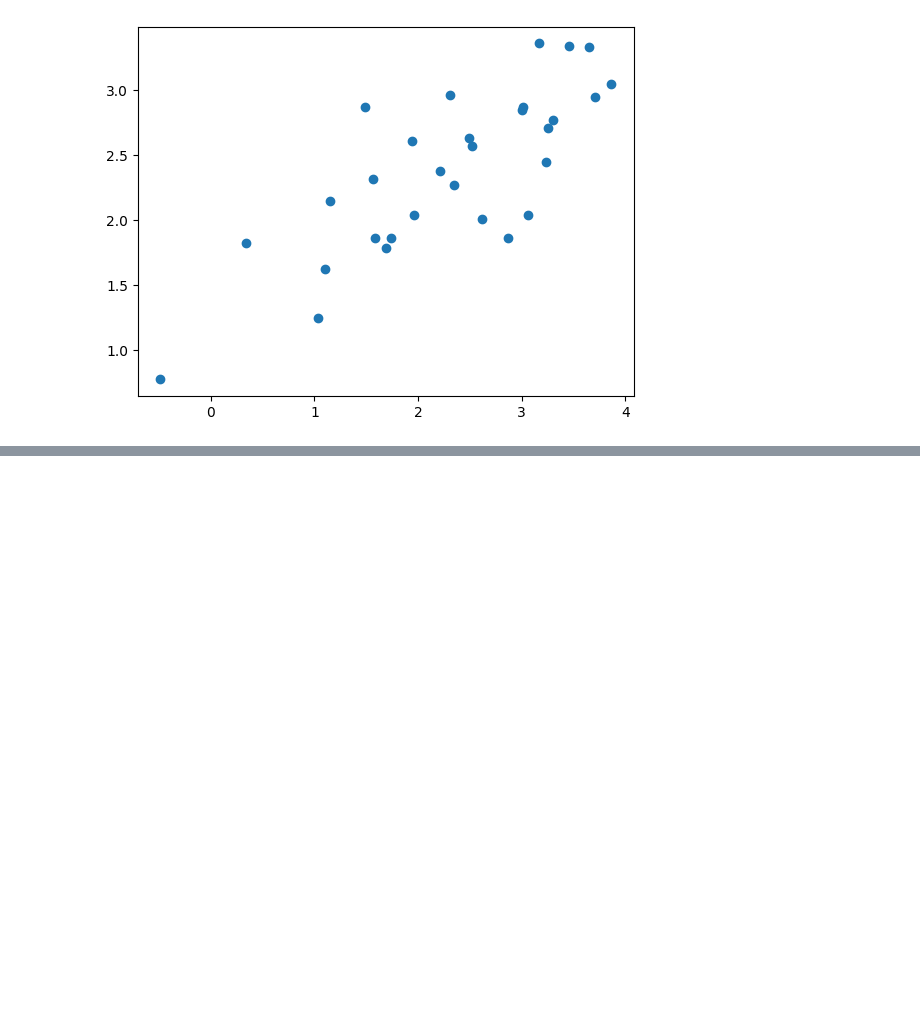
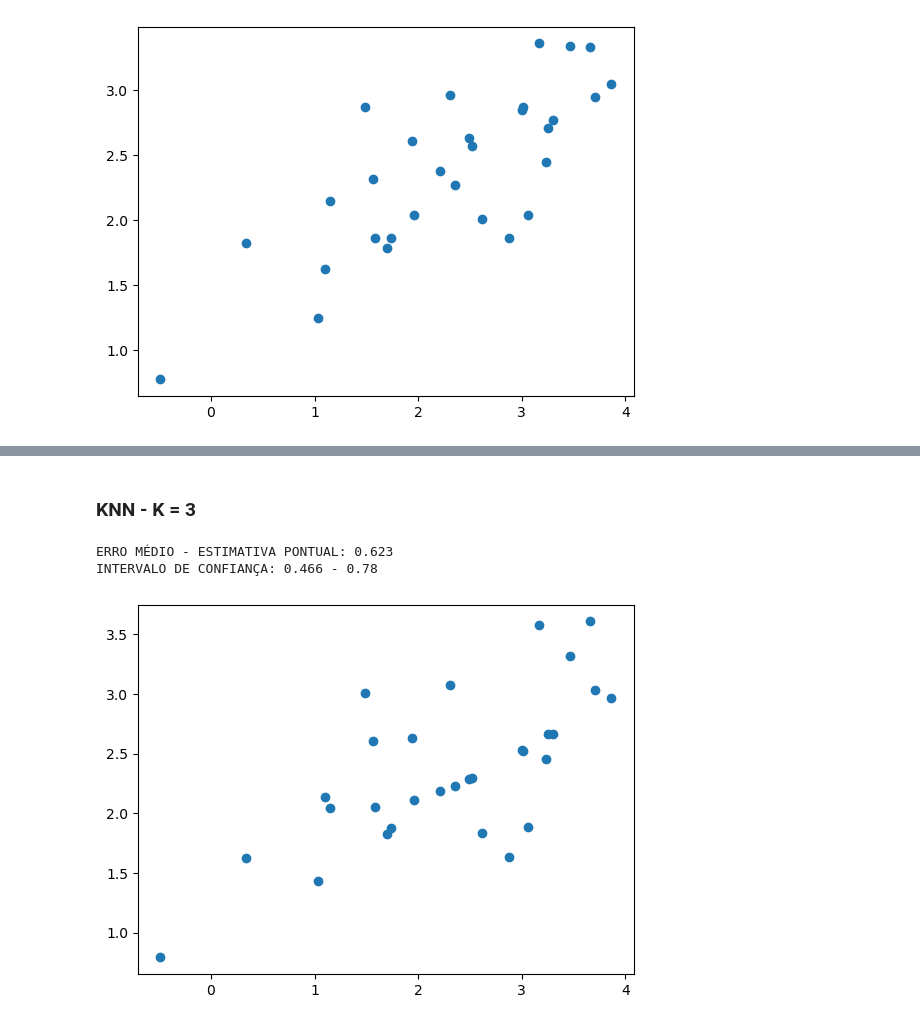
Before and after one commit to raphael-ss/populational-mean-estimation, a Jupyter notebook: regressao.ipynb, the cells around one changed output, grey strips where cells are left out. Cells and saved outputs as stored; diff of their text form; code cells hidden in the pictures; blank space fills up the shorter version.

```diff
--- a/regressao.ipynb
+++ b/regressao.ipynb
@@ -198,0 +219,26 @@ INTERVALO DE CONFIANÇA: 0.375 - 0.687
+# %% [markdown]
+### KNN - K = 3
+# %%
+pipe_knn_3 = Pipeline([
+    ("Escala", StandardScaler()),
+    ("Modelo", KNeighborsRegressor(n_neighbors=3))
+])
+
+pipe_knn_3.fit(X_train, y_train)
+
+y_pred_knn_3 = pipe_knn_3.predict(X_test)
+
+erro_knn_3 = np.array([abs(value - prediction) for value, prediction in zip(y_test, y_pred_knn_3)])
+
+t_score = t.ppf(0.975, df = len(erro_knn_3)-1)
+intervalo_positivo = erro_knn_3.mean() - t_score * (np.std(erro_knn_3) / np.sqrt(len(erro_knn_3)))
+intervalo_negativo = erro_knn_3.mean() + t_score * (np.std(erro_knn_3) / np.sqrt(len(erro_knn_3)))
+print(f"ERRO MÉDIO - ESTIMATIVA PONTUAL: {round(erro_knn_3.mean(), 3)}")
+print(f"INTERVALO DE CONFIANÇA: {round(intervalo_positivo, 3)} - {round(intervalo_negativo, 3)}")
+
+plt.scatter(y_test, y_pred_knn_3)
+plt.show()
+# %% [output]
+ERRO MÉDIO - ESTIMATIVA PONTUAL: 0.623
+INTERVALO DE CONFIANÇA: 0.466 - 0.78
+[figure, added]
```
Also changed, not shown: parts of 13 cells of this notebook.
